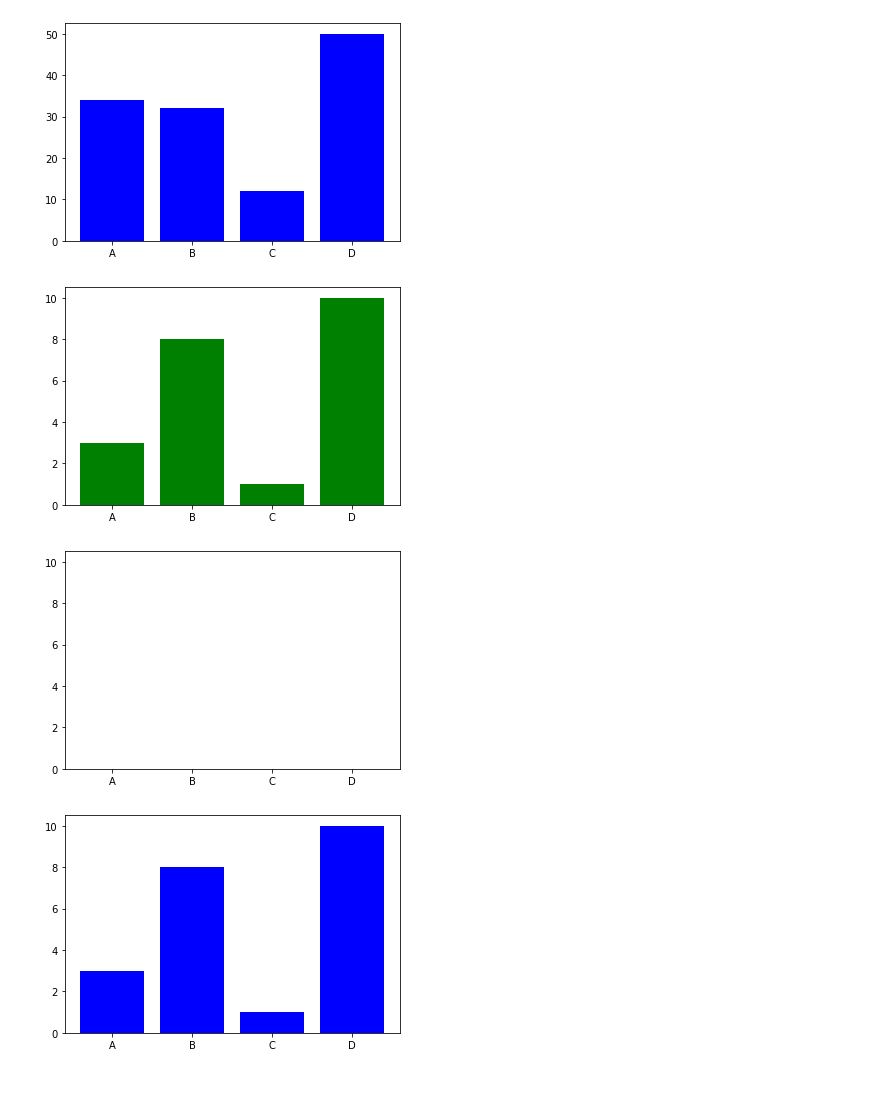
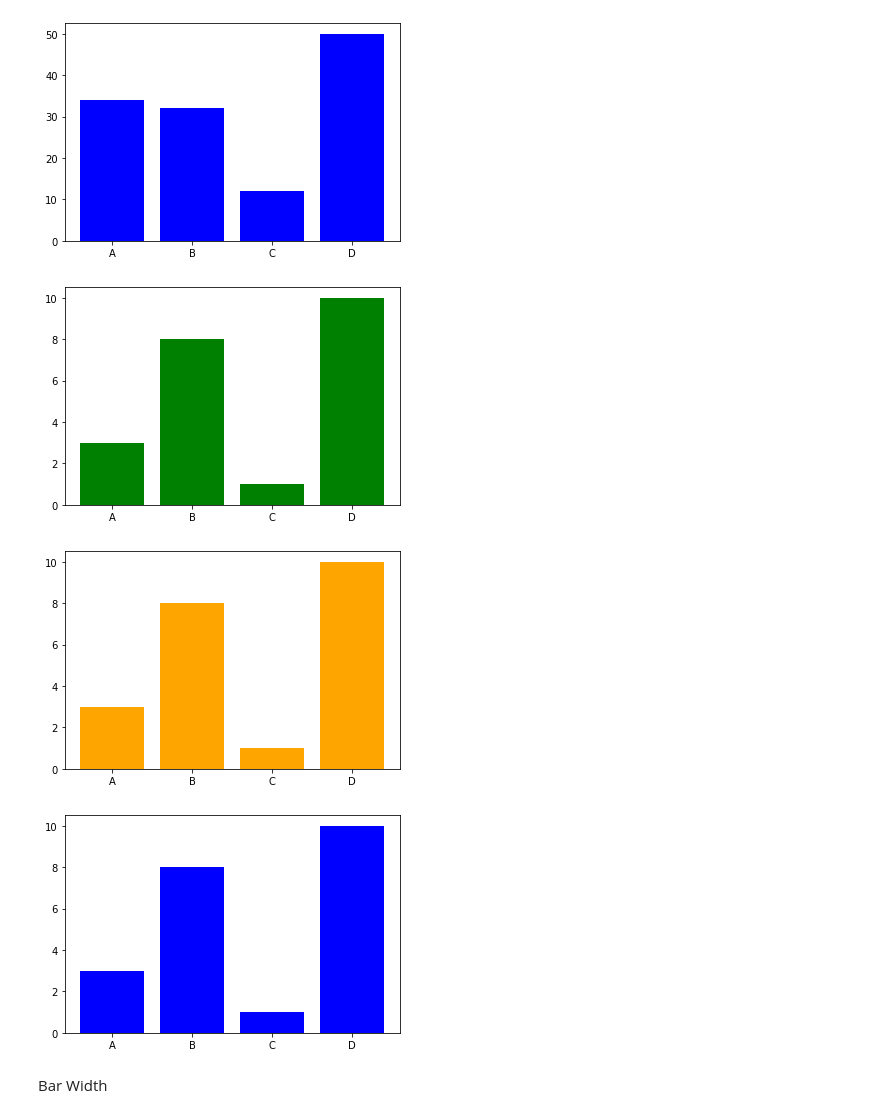
Before and after one commit to Pulisai1704/Python, a Jupyter notebook: Plotting1704.ipynb, the cells around one changed output. Saved outputs shown, nothing was run; the diff lists cells and outputs as text; code cells hidden in the pictures; blank space fills up the shorter version.

```diff
--- a/Plotting1704.ipynb
+++ b/Plotting1704.ipynb
@@ -191,15 +340,17 @@ plt.show()
 # %%
 import matplotlib.pyplot as plt
 import numpy as np
 x = np.array(["A", "B", "C", "D"])
 y = np.array([3, 8, 1, 10])
 plt.bar(x, y, color = "green")
 plt.show()
-plt.bar(x, y, color = "white")
+plt.bar(x, y, color = "orange")
 plt.show()
 plt.bar(x, y, color = "blue")
 plt.show()
 # %% [output]
 [figure]
-[figure, old version]
+[figure, new version]
 [figure]
+# %% [markdown]
+Bar Width
```
Also changed, not shown: parts of 48 cells of this notebook.
